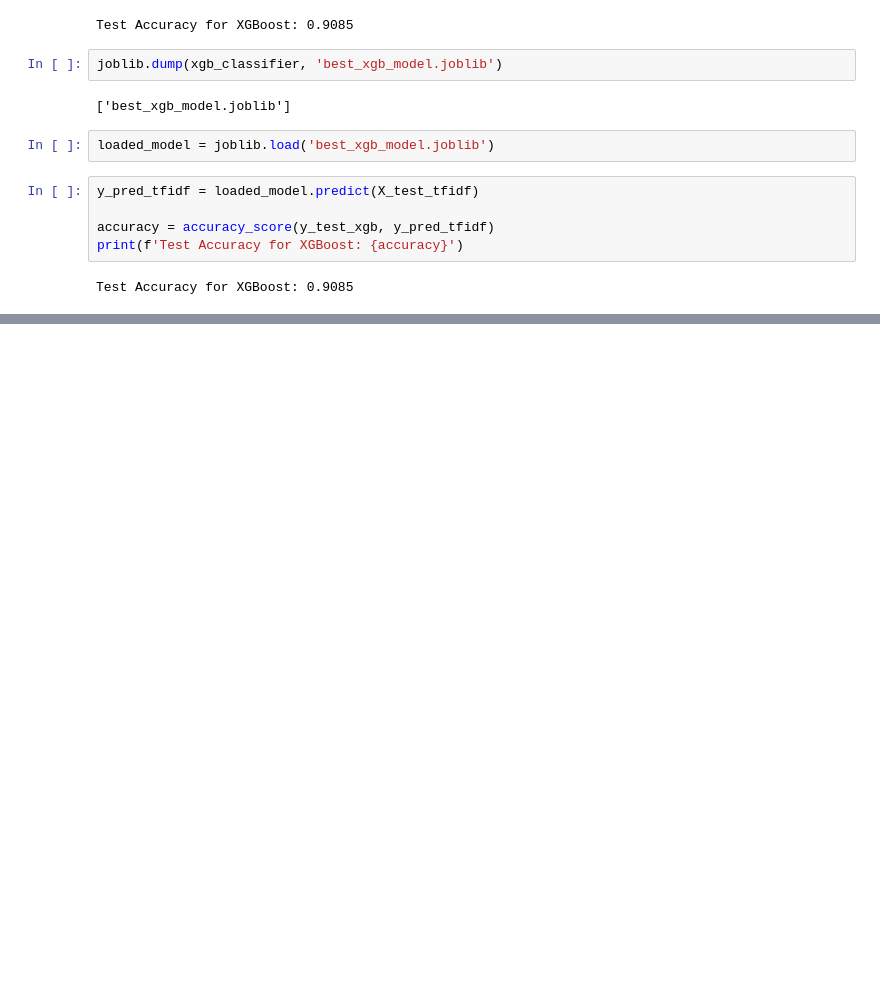
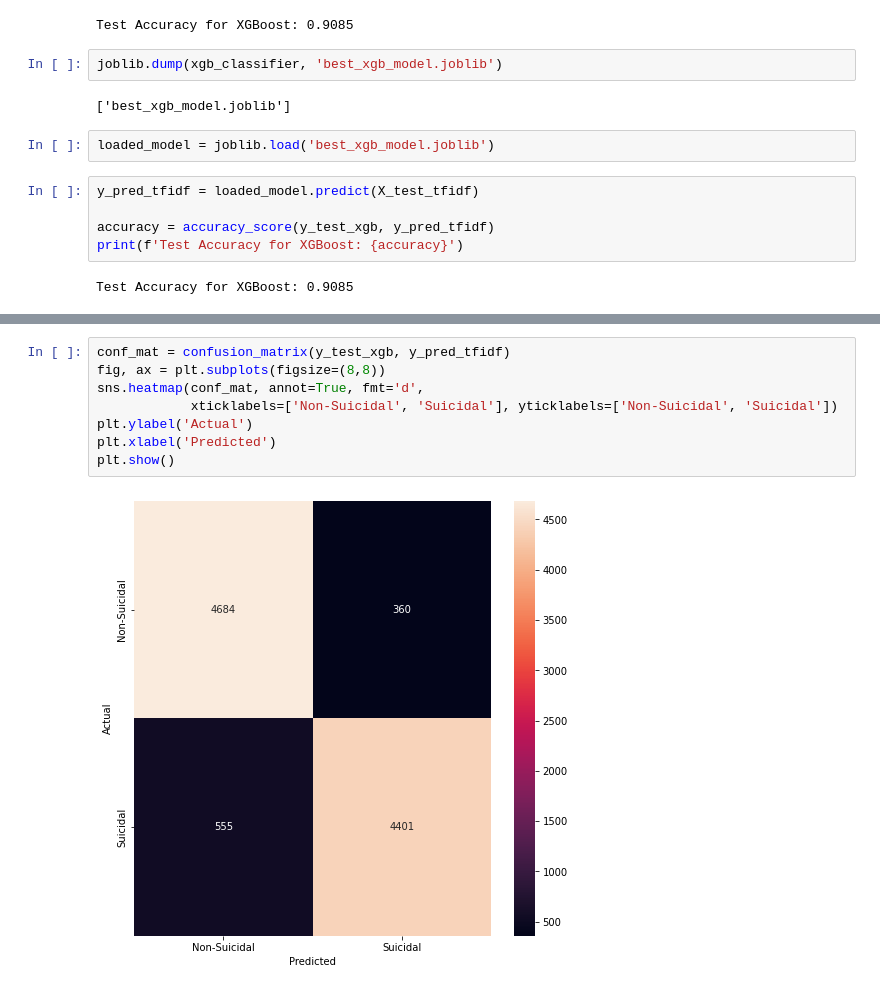
Before and after one commit to zehra-demir/Suicidal-Text-Classification, a Jupyter notebook: project.ipynb, the cells around one changed output, grey strips where cells are left out. Cells and saved outputs as stored; diff of their text form; blank space fills up the shorter version.

```diff
--- a/project.ipynb
+++ b/project.ipynb
@@ -820,0 +889,10 @@ Test Accuracy for XGBoost: 0.9085
+# %%
+conf_mat = confusion_matrix(y_test_xgb, y_pred_tfidf)
+fig, ax = plt.subplots(figsize=(8,8))
+sns.heatmap(conf_mat, annot=True, fmt='d',
+            xticklabels=['Non-Suicidal', 'Suicidal'], yticklabels=['Non-Suicidal', 'Suicidal'])
+plt.ylabel('Actual')
+plt.xlabel('Predicted')
+plt.show()
+# %% [output]
+[figure, added]
```
Also changed, not shown: parts of 13 cells of this notebook.
